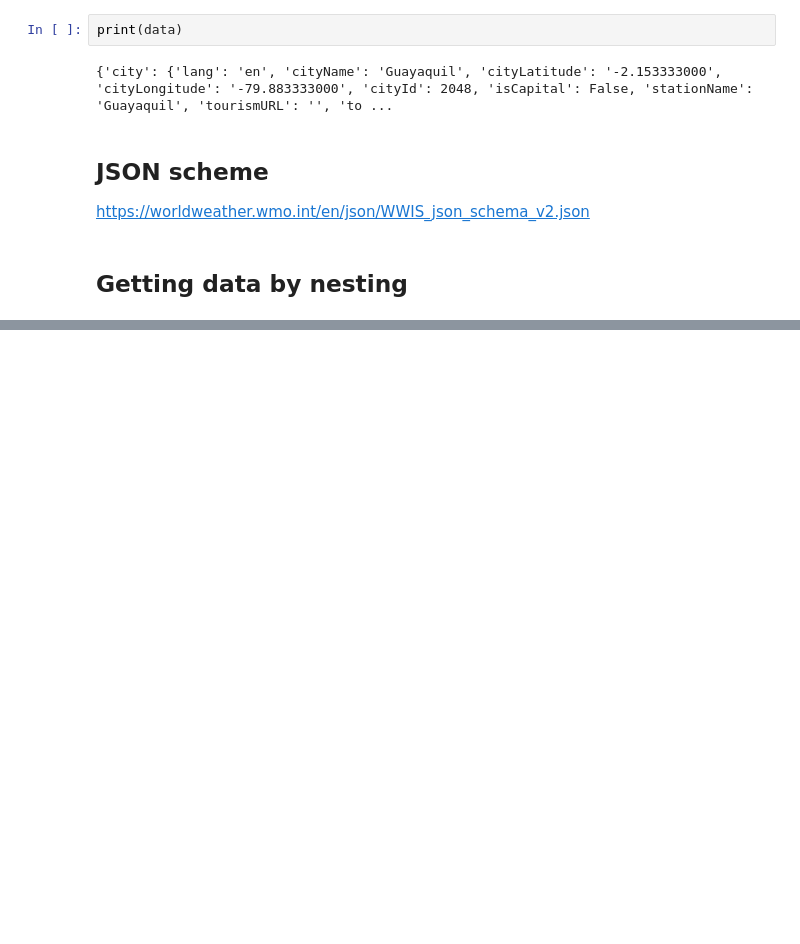
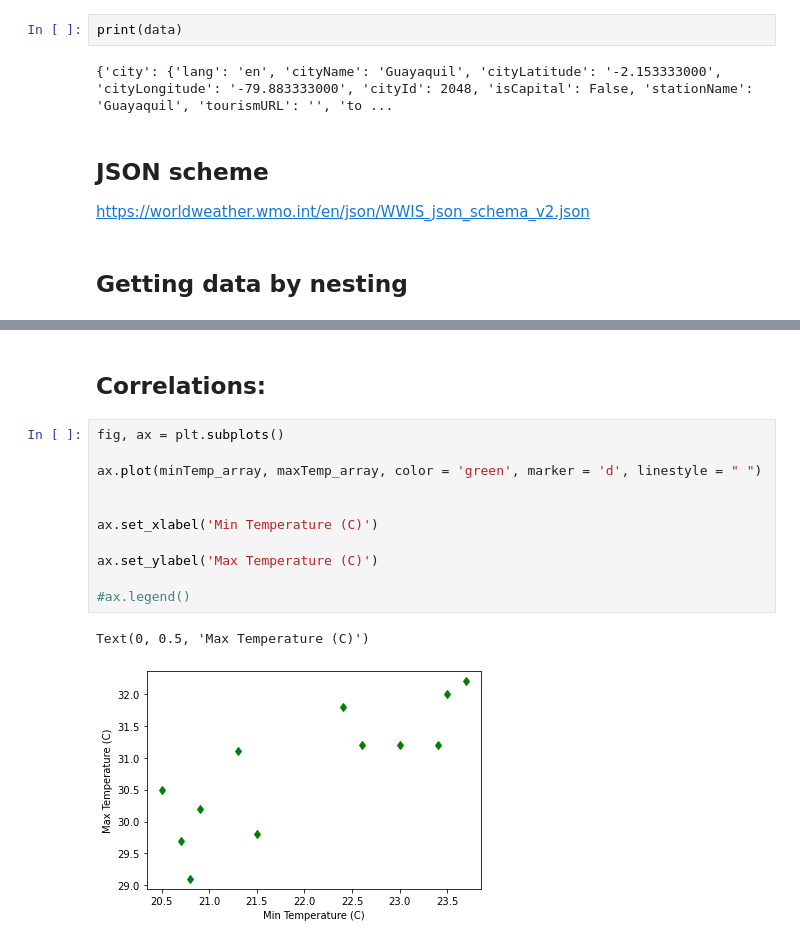
Before and after one commit to wbandabarragan/computational-physics-1, a Jupyter notebook: unit-2/210-tutorial-time-series.ipynb, the cells around one changed output, grey strips where cells are left out. Cells and saved outputs as stored; diff of their text form; blank space fills up the shorter version.

```diff
--- a/unit-2/210-tutorial-time-series.ipynb
+++ b/unit-2/210-tutorial-time-series.ipynb
@@ -50,0 +108,16 @@ print(data["city"]["climate"]["climateMonth"][0])
+# %% [markdown]
+## Correlations:
+# %%
+fig, ax = plt.subplots()
+
+ax.plot(minTemp_array, maxTemp_array, color = 'green', marker = 'd', linestyle = " ")
+
+
+ax.set_xlabel('Min Temperature (C)')
+
+ax.set_ylabel('Max Temperature (C)')
+
+#ax.legend()
+# %% [output]
+Text(0, 0.5, 'Max Temperature (C)')
+[figure, added]
```
Also changed, not shown: parts of 9 cells of this notebook.
